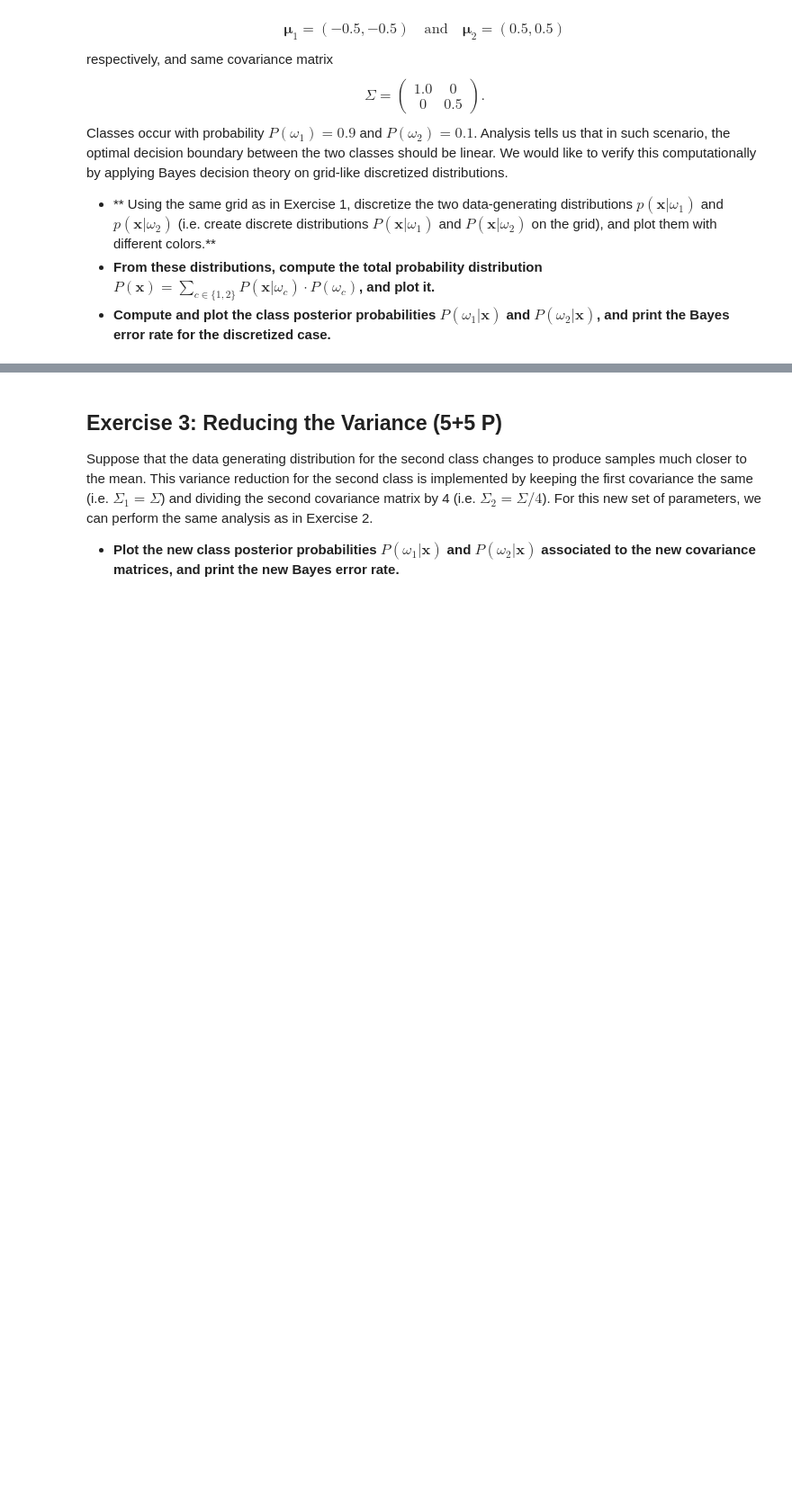
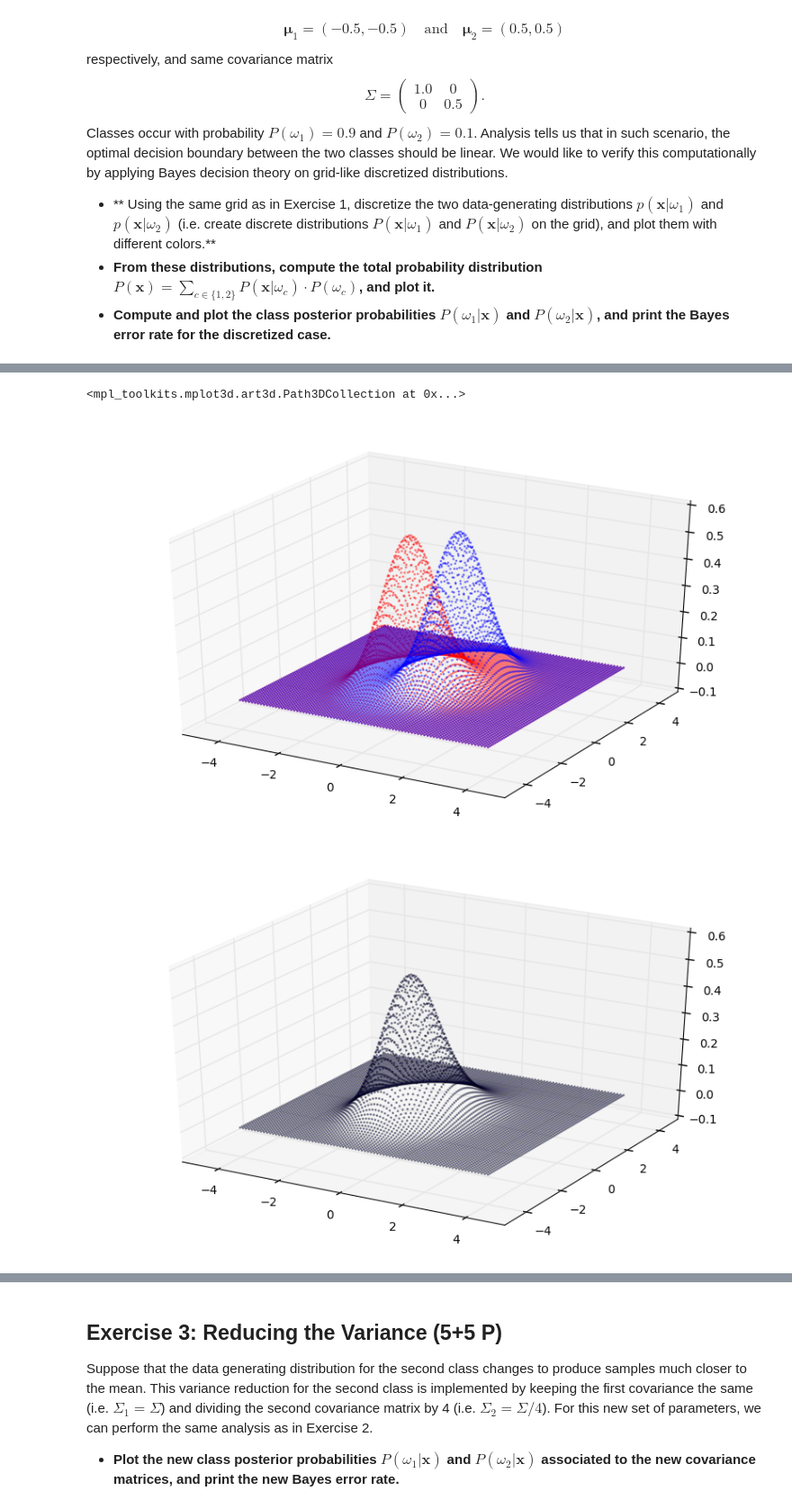
Before and after one commit to SobraBadTime/ML1, a Jupyter notebook: Exercise01/sheet01.ipynb, the cells around one changed output, grey strips where cells are left out. Shown at 90% size. Cells and saved outputs as stored; diff of their text form; code cells hidden in the pictures; blank space fills up the shorter version.

```diff
--- a/Exercise01/sheet01.ipynb
+++ b/Exercise01/sheet01.ipynb
@@ -211,0 +163,56 @@ ax.scatter(X,Y,Pxy,s=1,alpha=0.4,c='b')
+# %%
+# from scipy.stats import multivariate_normal
+
+d = 2
+u1 = np.matrix([-.5,-.5]).T
+u2 = np.matrix([0.5,0.5]).T
+sigma = np.matrix([[1,0],[0,0.5]])
+
+
+# Bullet 1: Creating the probabilities p(x|w1) and p(x|w2)
+Px_w1 = []
+Px_w2 = []
+for i, x in enumerate(X):
+    for j, y in enumerate(Y):
+
+        tmp = np.matrix([x[i],y[j]])
+        Px_w1.append(np.exp(-0.5 * (tmp- u1.T) @ sigma.I @ (tmp- u1.T).T ) / ((2 * np.pi * np.linalg.det(sigma)) ** .5))
+        Px_w2.append(np.exp(-0.5 * (tmp- u2.T) @ sigma.I @ (tmp- u2.T).T ) / ((2 * np.pi * np.linalg.det(sigma)) ** .5))
+
+Px_w1 = np.resize(np.array(Px_w1), (81,81))
+Px_w2 = np.resize(np.array(Px_w2), (81,81))
+
+
+fig = plt.figure(figsize=(10,6))
+ax = plt.axes(projection='3d')
+ax.scatter(X,Y,Px_w1,s=1,alpha=0.4,color='red')
+ax.scatter(X,Y,Px_w2,s=1,alpha=0.4,color='blue')
+
+#B ullet 2: Calculate total probability distribution p(x)
+
+#Px = []
+# for i,x in enumerate(X):
+#     for j,y in enumerate(Y):
+#         Px.append(Pxy1[i][j] * 0.9 + Pxy2[i][j]*0.1)
+
+#Px = np.resize(np.array(Px),(81,81))
+
+Px = Px_w1 *0.9 + Px_w2 * 0.1 #Less writing for same effect
+
+fig = plt.figure(figsize=(10,6))
+ax = plt.axes(projection='3d')
+ax.scatter(X,Y,Px, alpha=0.4, s=1)
+
+# Bullet 3: Calculate probabilities p(w1|x) and p(w2|x)
+
+Pw1_x = np.divide(Px_w1 * 0.9, Px) #np.divide, pairwise division
+Pw2_x = np.divide(Px_w2 * 0.1, Px)
+
+fig = plt.figure(figsize=(10,6))
+ax = plt.axes(projection='3d')
+ax.scatter(X,Y,Pw1_x,s=1,alpha=0.4,color='red')
+ax.scatter(X,Y,Pw2_x,s=1,alpha=0.4,color='blue')
+# %% [output]
+<mpl_toolkits.mplot3d.art3d.Path3DCollection at 0x...>
+[figure, added]
+[figure, added]
```
Also changed, not shown: parts of 9 cells of this notebook.
